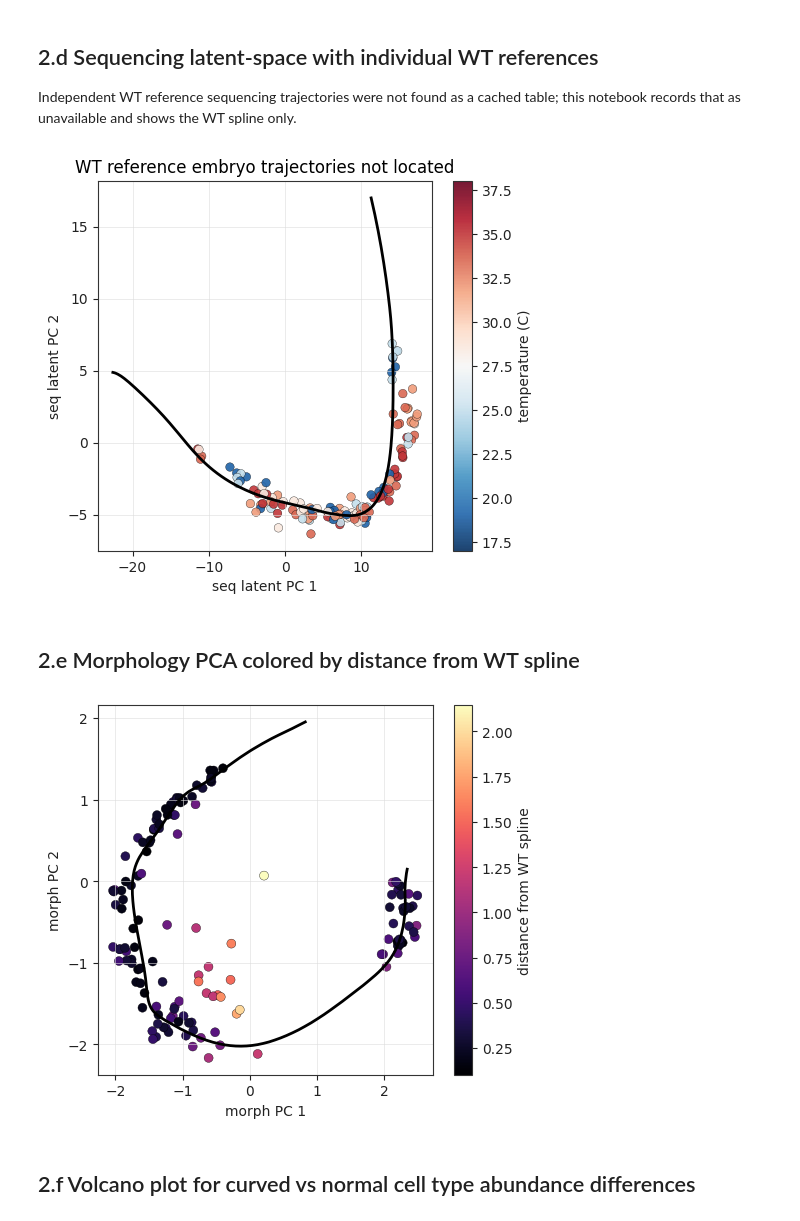
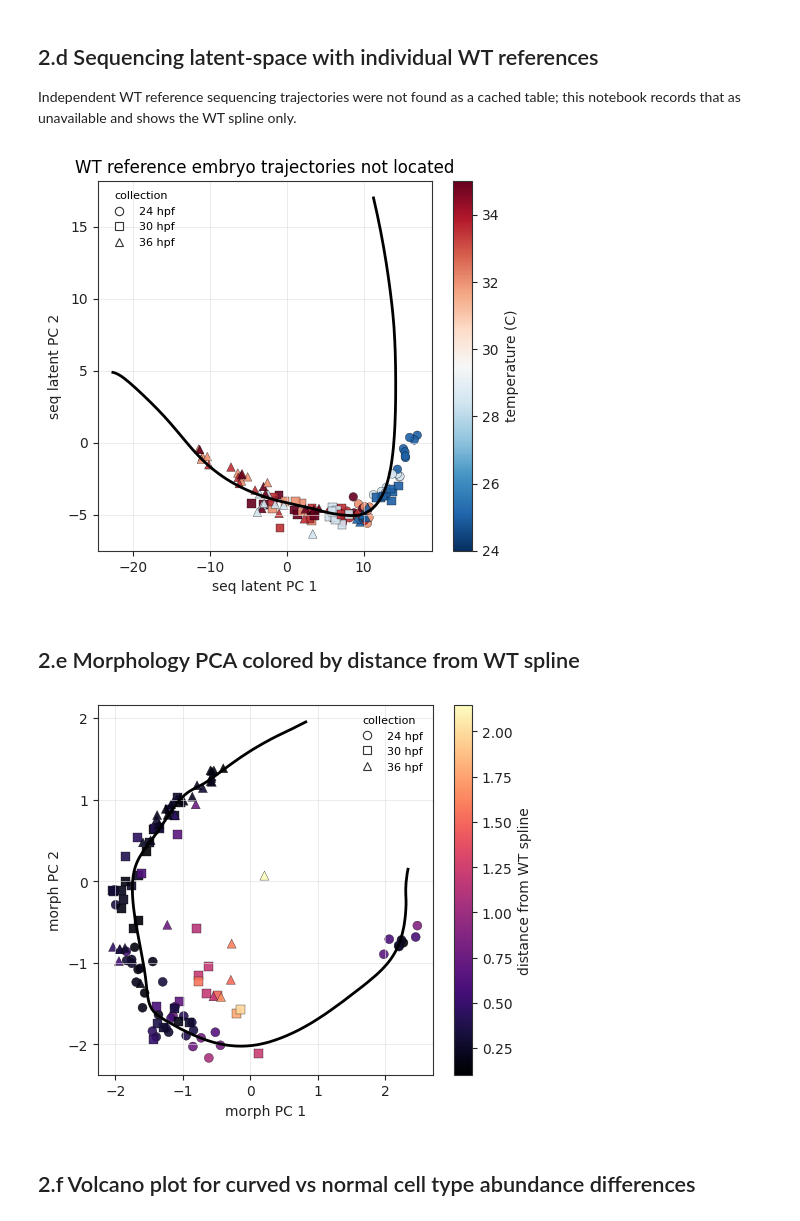
Before and after one commit to nlammers371/morphseq, a Jupyter notebook: results/nlammers/20260528/02_temperature_stress_bifurcation.ipynb, the cells around one changed output. Drawn from its saved outputs; the diff is of its cells as text; code cells hidden in the pictures.

```diff
--- a/results/nlammers/20260528/02_temperature_stress_bifurcation.ipynb
+++ b/results/nlammers/20260528/02_temperature_stress_bifurcation.ipynb
@@ -22,8 +36,11 @@ from mpl_toolkits.mplot3d import Axes3D  # noqa: F401
 # %%
-hf = pd.read_csv(CACHE_DIR / 'hf_pca_morph_df_with_spline_distance.csv')
-hf_hooke = pd.read_csv(CACHE_DIR / 'hf_pca_morph_df_hooke.csv')
+
+hf = drop_excluded_temperatures(pd.read_csv(CACHE_DIR / 'hf_pca_morph_df_with_spline_distance.csv'))
+hf_hooke = drop_excluded_temperatures(pd.read_csv(CACHE_DIR / 'hf_pca_morph_df_hooke.csv'))
 ref = pd.read_csv(CACHE_DIR / 'ab_ref_pca_morph_df.csv')
 spline_morph = pd.read_csv(CACHE_DIR / 'spline_morph_df.csv')
 hf_seq = pd.read_csv(CACHE_DIR / 'hf_seq_df.csv')
 spline_seq = pd.read_csv(CACHE_DIR / 'spline_seq_df.csv')
+seq_meta = drop_excluded_temperatures(pd.read_csv(CACHE_DIR / 'joint_141_morph_seq.csv'))[['sample', 'temperature', 'timepoint', 'snip_id']]
 manifest = pd.read_csv(CACHE_DIR / 'source_manifest.csv')
+print(f'Excluded temperatures: {EXCLUDED_TEMPERATURES}')
@@ -95,8 +133,9 @@ plt.show()
 
 Independent WT reference sequencing trajectories were not found as a cached table; this notebook records that as unavailable and shows the WT spline only.
 # %%
+
 fig, ax = plt.subplots(figsize=(5.4, 4.8))
-temperature_scatter(ax, seq_plot['PCA_00'], seq_plot['PCA_01'], seq_plot['temperature'], s=38, alpha=0.9)
+temperature_timepoint_scatter(ax, seq_plot['PCA_00'], seq_plot['PCA_01'], seq_plot['temperature'], seq_plot['timepoint'], s=38, alpha=0.9)
 ax.plot(spline_seq['PCA_00'], spline_seq['PCA_01'], color='black', lw=2)
 ax.set_xlabel('seq latent PC 1')
 ax.set_ylabel('seq latent PC 2')
@@ -104,20 +143,29 @@ ax.set_title('WT reference embryo trajectories not located')
 savefig(fig, '02d_seq_pca_reference_spline_only')
 plt.show()
 # %% [output]
-[figure, old version]
+[figure, new version]
 # %% [markdown]
 ## 2.e Morphology PCA colored by distance from WT spline
 # %%
+
 fig, ax = plt.subplots(figsize=(5.4, 4.8))
-sc = ax.scatter(hf['PCA_00_bio'], hf['PCA_01_bio'], c=hf['morph_dist_spline'], cmap='magma', s=42, edgecolor='black', linewidth=0.25)
+value_timepoint_scatter(
+    ax,
+    hf['PCA_00_bio'],
+    hf['PCA_01_bio'],
+    hf['morph_dist_spline'],
+    hf['timepoint'],
+    cmap='magma',
+    colorbar_label='distance from WT spline',
+    s=42,
+)
 ax.plot(spline_morph['PCA_00_bio'], spline_morph['PCA_01_bio'], color='black', lw=2)
 ax.set_xlabel('morph PC 1')
 ax.set_ylabel('morph PC 2')
-plt.colorbar(sc, ax=ax, label='distance from WT spline')
 savefig(fig, '02e_morph_pca_distance_from_wt_spline')
 plt.show()
 # %% [output]
-[figure, old version]
+[figure, new version]
 # %% [markdown]
 ## 2.f Volcano plot for curved vs normal cell type abundance differences
 # %%
```
Also changed, not shown: parts of 5 cells of this notebook, 7 other files.
